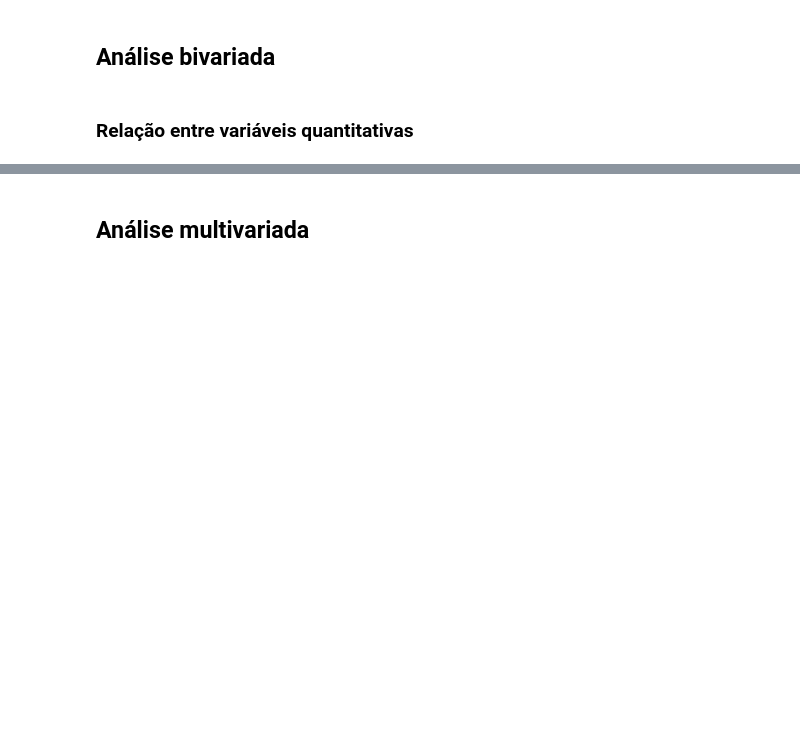
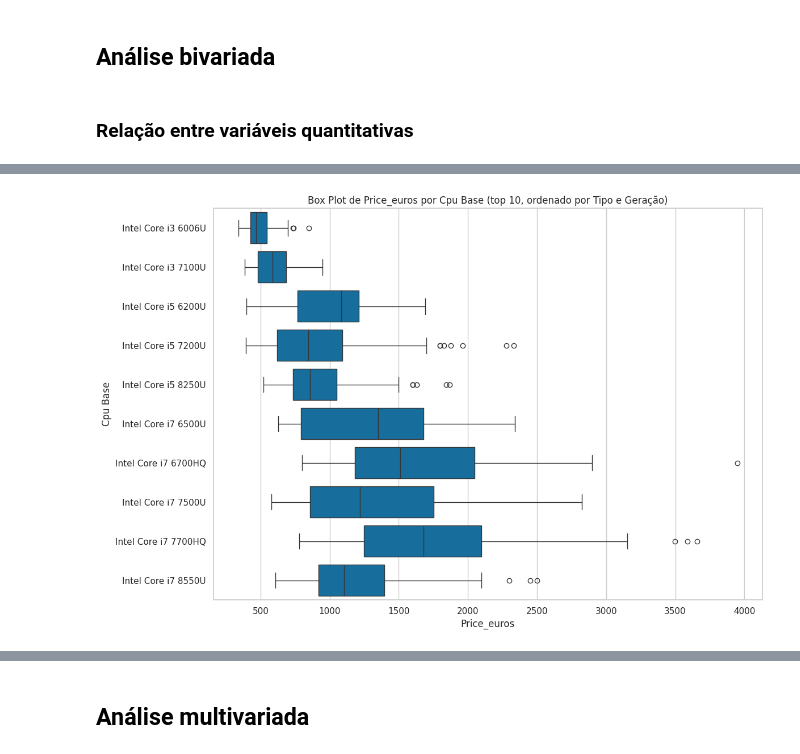
Before and after one commit to JNarimatsu/Bootcamp_Avanti_2025.3, a Jupyter notebook: Entrega_01_analise_exploratoria_de_dados_XI.ipynb, the cells around one changed output, grey strips where cells are left out. Drawn from its saved outputs; the diff is of its cells as text; code cells hidden in the pictures; blank space fills up the shorter version.

```diff
--- a/Entrega_01_analise_exploratoria_de_dados_XI.ipynb
+++ b/Entrega_01_analise_exploratoria_de_dados_XI.ipynb
@@ -666,0 +576,42 @@ plt.show()
+# %%
+# @title Box Plot de Price_euros por Cpu_Base (Ordenado por Tipo e Geração)
+y = "Price_euros" if "Price_euros" in df_prices_latop.columns else None
+x = "Cpu" if "Cpu" in df_prices_latop.columns else None
+
+if y and x:
+    # Extrair o nome base da CPU desconsiderando os GHz
+    df_prices_latop['Cpu_Base'] = df_prices_latop[x].apply(lambda cpu_name: ' '.join(cpu_name.split()[:-1]))
+
+    # Função para extrair tipo e geração para ordenação
+    def get_cpu_order_key(cpu_name):
+        parts = cpu_name.split()
+        type_order = {'i3': 1, 'i5': 2, 'i7': 3, 'i9': 4}.get(parts[2], 0) # Ordena i3, i5, i7, i9
+        generation = 0
+        for part in parts:
+            if part.isdigit() and len(part) >= 4:
+                generation = int(part[0]) # Pega o primeiro dígito como geração
+                break
+        return (type_order, generation, cpu_name) # Retorna uma tupla para ordenação
+
+    # Obter a ordem personalizada dos tipos de Cpu_Base
+    ordered_cpu_bases = sorted(df_prices_latop['Cpu_Base'].unique(), key=get_cpu_order_key)
+
+    # Selecionar os top 10 tipos de Cpu_Base mais frequentes para manter a visualização
+    top_cpu_bases = df_prices_latop['Cpu_Base'].value_counts().head(10).index
+
+    # Filtrar a ordem personalizada para incluir apenas os top 10
+    ordered_top_cpu_bases = [cpu for cpu in ordered_cpu_bases if cpu in top_cpu_bases]
+
+
+    plt.figure(figsize=(12, 8))
+    sns.boxplot(data=df_prices_latop[df_prices_latop['Cpu_Base'].isin(ordered_top_cpu_bases)],
+                y='Cpu_Base', x=y, order=ordered_top_cpu_bases) # Usar a ordem personalizada
+    plt.title(f"Box Plot de {y} por Cpu Base (top 10, ordenado por Tipo e Geração)");
+    plt.xlabel(y)
+    plt.ylabel("Cpu Base")
+    plt.tight_layout();
+    plt.show()
+else:
+    print("Variáveis 'Price_euros' ou 'Cpu' não encontradas no DataFrame.")
+# %% [output]
+[figure, added]
```
Also changed, not shown: parts of 32 cells of this notebook.
